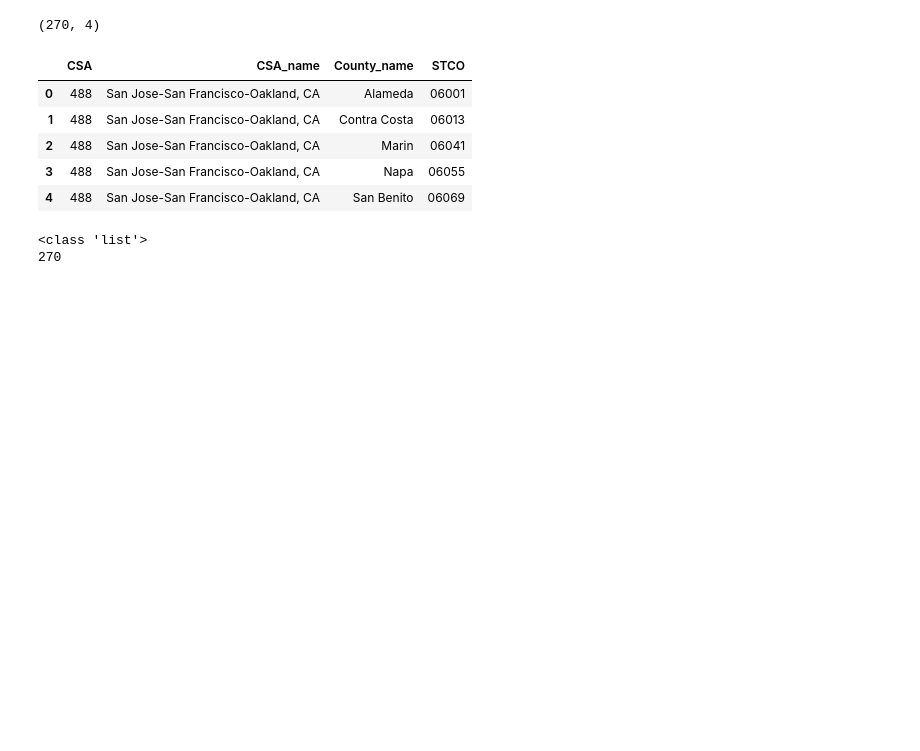
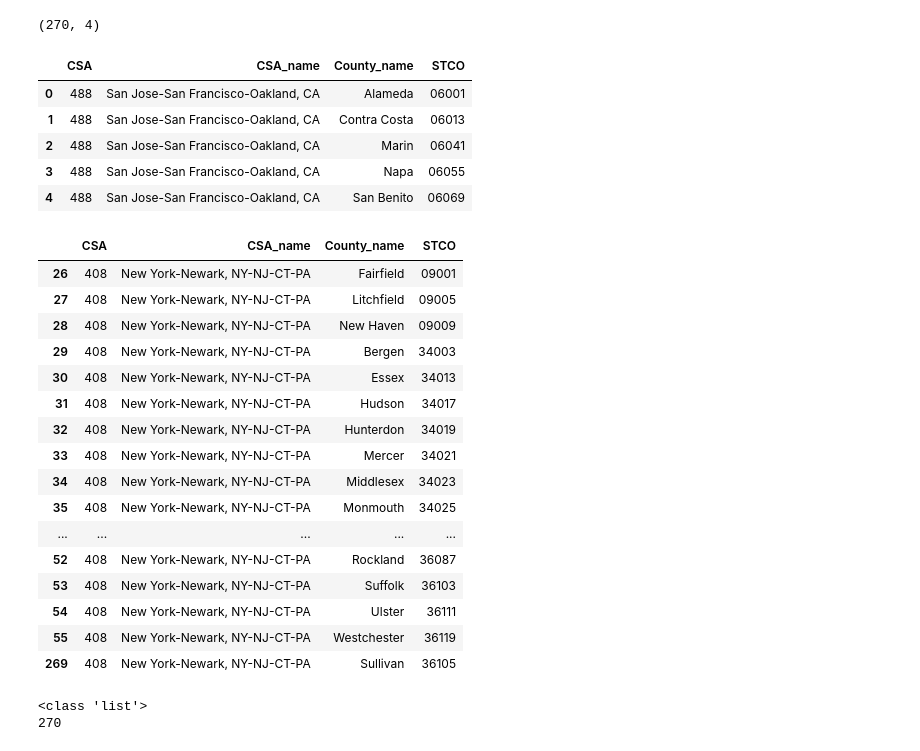
Before and after one commit to NYCPlanning/rp-USmetros_comparison, a Jupyter notebook: 3-Housing_byTenure_ACS5.ipynb, the cells around one changed output. Drawn from its saved outputs; the diff is of its cells as text; code cells hidden in the pictures; blank space fills up the shorter version.

```diff
--- a/3-Housing_byTenure_ACS5.ipynb
+++ b/3-Housing_byTenure_ACS5.ipynb
@@ -135,7 +135,7 @@ totalHU16.head()
 ##  Reading in geo-coded dataset
 created on a different notebook, please refer to _**ADD NOTEBOOK NAME**_
 # %%
-geo = pd.read_csv('../Regional_USmetros_comparison/data/USmetros_full.csv').iloc[:,:-2] \
+geo = pd.read_csv('../rp-USmetros_comparison/data/USmetros_full.csv').iloc[:,:-2] \
                                 .drop(['Unnamed: 0', 'SHAPE_AREA'], axis=1)
 geo['STCO'] = geo['STCO'].apply(lambda x: '{0:0>5}'.format(x))
 
@@ -149,6 +149,26 @@ geo.head()
 | 2 | 488 | San Jose-San Francisco-Oakland, CA | Marin | 06041 |
 | 3 | 488 | San Jose-San Francisco-Oakland, CA | Napa | 06055 |
 | 4 | 488 | San Jose-San Francisco-Oakland, CA | San Benito | 06069 |
+# %%
+geo[geo['CSA'] == 408]
+# %% [output]
+|  | CSA | CSA_name | County_name | STCO |
+| 26 | 408 | New York-Newark, NY-NJ-CT-PA | Fairfield | 09001 |
+| 27 | 408 | New York-Newark, NY-NJ-CT-PA | Litchfield | 09005 |
+| 28 | 408 | New York-Newark, NY-NJ-CT-PA | New Haven | 09009 |
+| 29 | 408 | New York-Newark, NY-NJ-CT-PA | Bergen | 34003 |
+| 30 | 408 | New York-Newark, NY-NJ-CT-PA | Essex | 34013 |
+| 31 | 408 | New York-Newark, NY-NJ-CT-PA | Hudson | 34017 |
+| 32 | 408 | New York-Newark, NY-NJ-CT-PA | Hunterdon | 34019 |
+| 33 | 408 | New York-Newark, NY-NJ-CT-PA | Mercer | 34021 |
+| 34 | 408 | New York-Newark, NY-NJ-CT-PA | Middlesex | 34023 |
+| 35 | 408 | New York-Newark, NY-NJ-CT-PA | Monmouth | 34025 |
+| ... | ... | ... | ... | ... |
+| 52 | 408 | New York-Newark, NY-NJ-CT-PA | Rockland | 36087 |
+| 53 | 408 | New York-Newark, NY-NJ-CT-PA | Suffolk | 36103 |
+| 54 | 408 | New York-Newark, NY-NJ-CT-PA | Ulster | 36111 |
+| 55 | 408 | New York-Newark, NY-NJ-CT-PA | Westchester | 36119 |
+| 269 | 408 | New York-Newark, NY-NJ-CT-PA | Sullivan | 36105 |
 # %%
 STCO = list(geo['STCO'])
 
```
Also changed, not shown: parts of 2 cells of this notebook, 1 other file.
